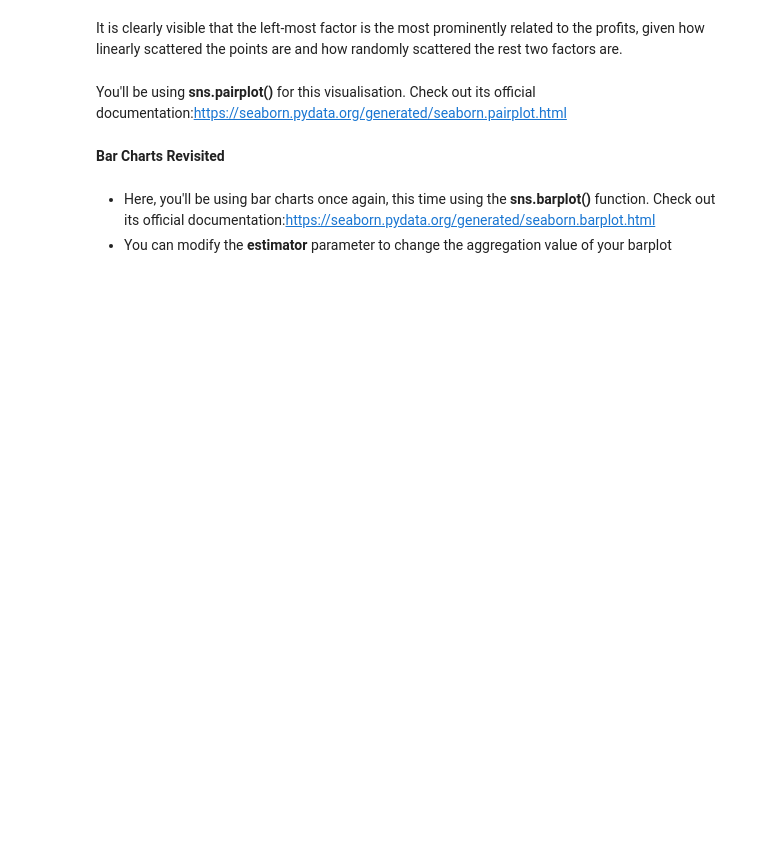
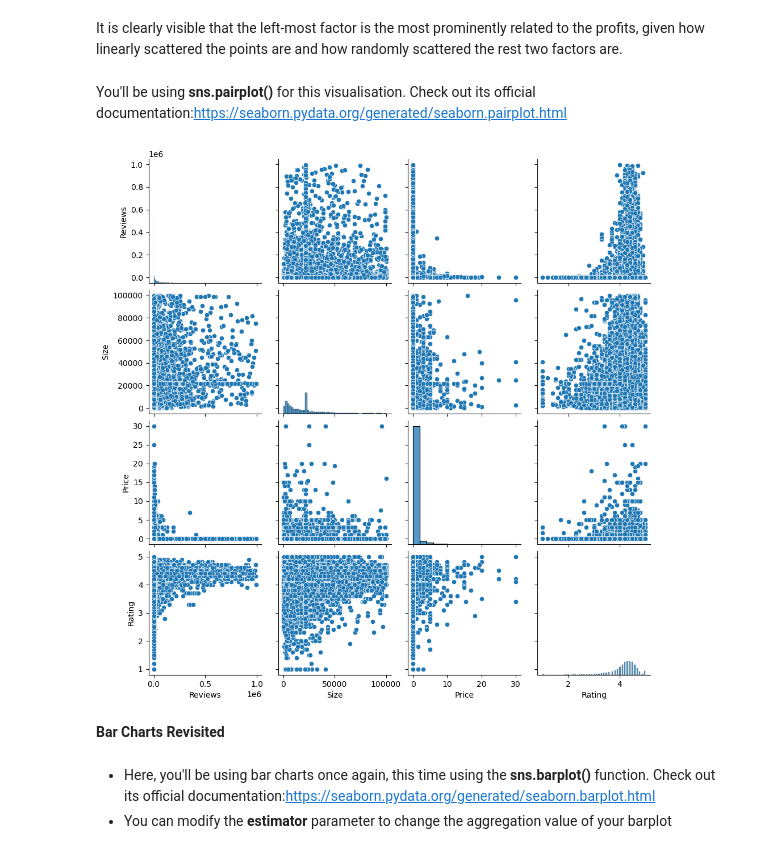
Before and after one commit to pratham98k/IIITB-ML-AI, a Jupyter notebook: IIIT-B/Course2-Statistics/Case+Study+Notebook/Case Study Notebook/Data Visualisation in Python - Case Study copy.ipynb, the cells around one changed output. Drawn from its saved outputs; the diff is of its cells as text; code cells hidden in the pictures; blank space fills up the shorter version.

```diff
--- a/IIIT-B/Course2-Statistics/Case+Study+Notebook/Case Study Notebook/Data Visualisation in Python - Case Study copy.ipynb
+++ b/IIIT-B/Course2-Statistics/Case+Study+Notebook/Case Study Notebook/Data Visualisation in Python - Case Study copy.ipynb
@@ -1023,3 +1018,8 @@ You'll be using **sns.pairplot()** for this visualisation. Check out its officia
+# %%
+sns.pairplot(inp1[['Reviews', 'Size', 'Price', 'Rating']])
+plt.show()
+# %% [output]
+[figure, added]
 # %% [markdown]
 **Bar Charts Revisited**
 # %% [markdown]
```
Also changed, not shown: parts of 42 cells of this notebook, 19 other files.
